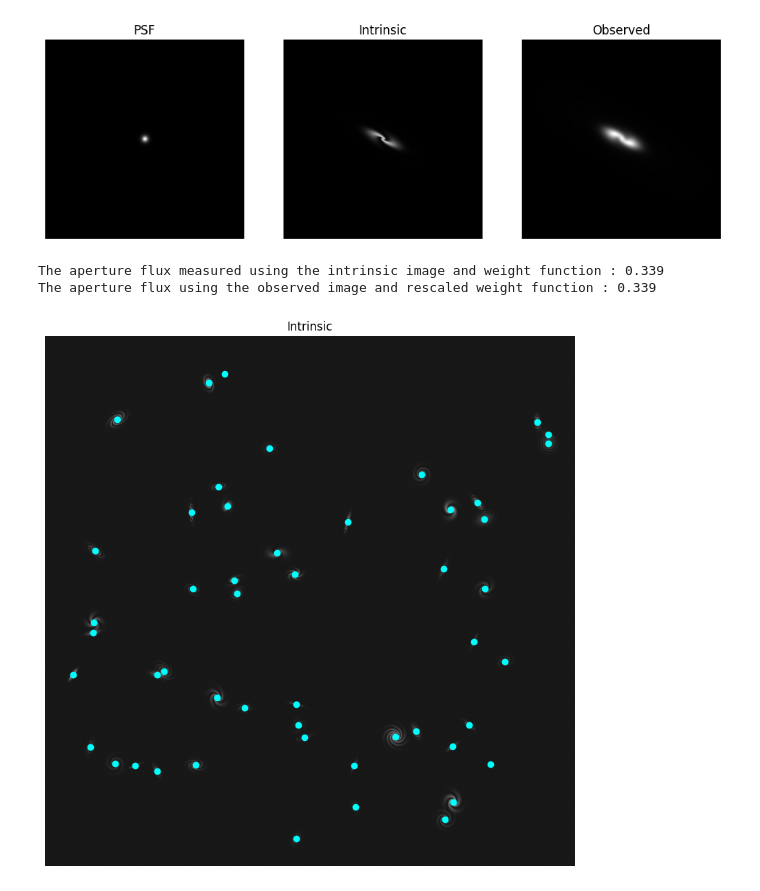
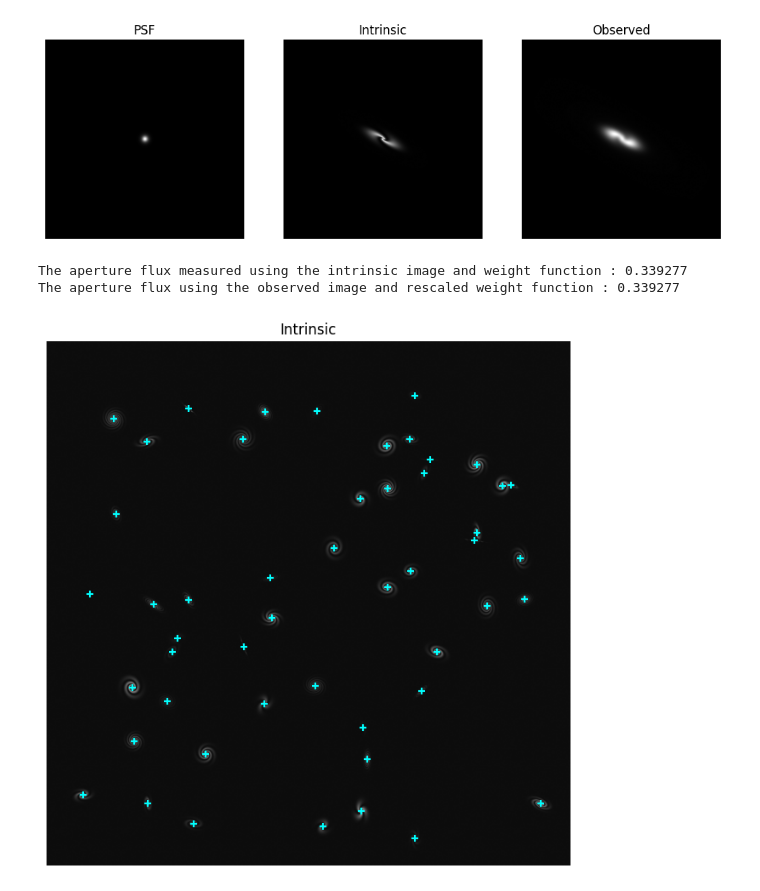
Before and after one commit to nielsklerk/FRP, a Jupyter notebook: notebooks/02_gaap.ipynb, the cells around one changed output. Drawn from its saved outputs; the diff is of its cells as text; code cells hidden in the pictures.

```diff
--- a/notebooks/02_gaap.ipynb
+++ b/notebooks/02_gaap.ipynb
@@ -63,17 +63,17 @@ weight = gaussian_weight(height, width, height / 2, width / 2, 15, 15)
 
 # Calculate the aperture flux using the intrinsic image and weight function
 true_F = np.sum(weight * image_intrinsic)
-print(f'The aperture flux measured using the intrinsic image and weight function : {true_F:.3f}')
+print(f'The aperture flux measured using the intrinsic image and weight function : {true_F:.6f}')
 
 # Calculate the rescaled weight function
 weight_rescale = wiener_deconvolution(weight, image_psf, 0)
 
 # Calculate the aperture flux using the observed image and rescaled weight function
 measured_F = np.sum(weight_rescale * image)
-print(f'The aperture flux using the observed image and rescaled weight function : {measured_F:.3f}')
+print(f'The aperture flux using the observed image and rescaled weight function : {measured_F:.6f}')
 # %% [output]
-The aperture flux measured using the intrinsic image and weight function : 0.339
-The aperture flux using the observed image and rescaled weight function : 0.339
+The aperture flux measured using the intrinsic image and weight function : 0.339277
+The aperture flux using the observed image and rescaled weight function : 0.339277
 # %%
 N_galaxies = 50
 height = 1000
@@ -81,8 +81,8 @@ width = 1000
 margin = 50
 
 # Define scaling for the weight
-a = 6
-b = 6
+a = 10
+b = 10
 
 image = np.zeros((height, width), dtype=float)
 
@@ -94,35 +94,35 @@ for _ in range(N_galaxies):
     yc = np.random.uniform(0 + margin, height - margin)
     k = np.random.uniform(1e-3, 1)
     n = np.random.uniform(0.2, 0.5)
     rotation = np.random.uniform(-np.pi / 2, np.pi / 2)
     inclination = np.random.uniform(0.1, np.pi / 2)
     n_arms = np.random.randint(2, 6)
     winding = np.random.uniform(1, 5)
     arm_width = np.random.uniform(0.001, 0.004)
     bulge_strength = np.random.uniform(0.5, 1)
     Rc = np.random.uniform(10, 15)
 
     # Generate galaxy image
     galaxy_image = sersic(height, width, xc, yc, k, n, inclination=inclination, rotation=rotation, Rc=Rc, n_arms=n_arms,
                           winding=winding, bulge_strength=bulge_strength,
                           direction=np.random.choice([-1, 1])) * np.random.uniform(1, 10)
 
     # Store galaxy center and true flux
     centers.append((xc, yc))
     weight = gaussian_weight(height, width, xc, yc, a, b)
     true_F.append(np.sum(weight * galaxy_image))
 
     # Add galaxy image to the total image
     image += galaxy_image
 
 # Plot intrinsic image
-plt.figure(figsize=(10, 10))
+plt.figure(figsize=(8, 8))
 for (xc, yc) in centers:
-    plt.scatter(xc, yc, c='cyan')
+    plt.scatter(xc, yc, c='cyan', marker='+')
 plt.imshow(image)
 plt.title("Intrinsic")
 plt.show()
 # %% [output]
-[figure, old version]
+[figure, new version]
 # %%
 # Define normalized PSF
```
Also changed, not shown: parts of 17 cells of this notebook, 1 other file.
